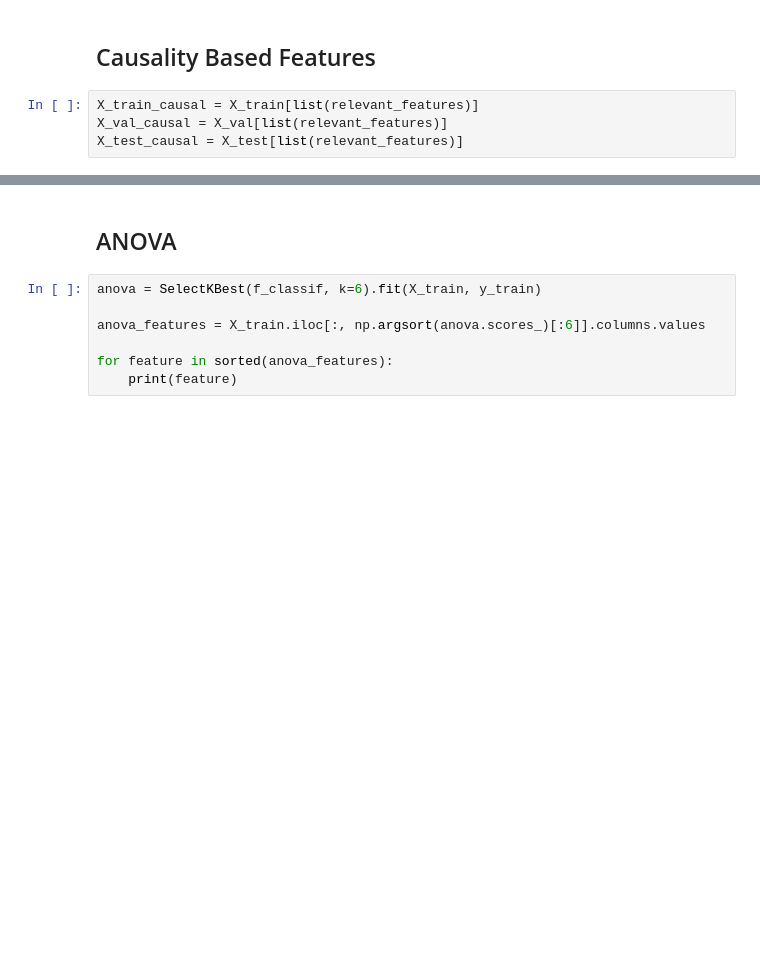
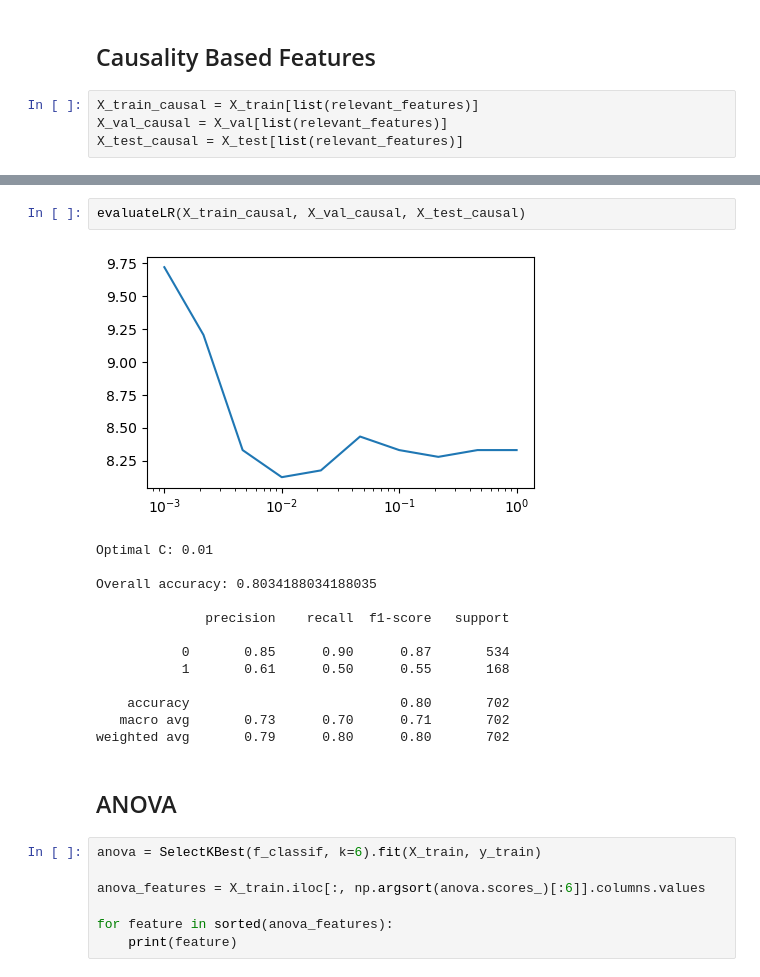
Before and after one commit to prat-man/CSE-572-Data-Mining, a Jupyter notebook: causality.ipynb, the cells around one changed output, grey strips where cells are left out. Cells and saved outputs as stored; diff of their text form; blank space fills up the shorter version.

```diff
--- a/causality.ipynb
+++ b/causality.ipynb
@@ -148,3 +251,19 @@ evaluateKNN(X_train_causal, X_val_causal, X_test_causal)
+# %%
+evaluateLR(X_train_causal, X_val_causal, X_test_causal)
+# %% [output]
+[figure, added]
+Optimal C: 0.01
+
+Overall accuracy: 0.8034188034188035
+
+              precision    recall  f1-score   support
+
+           0       0.85      0.90      0.87       534
+           1       0.61      0.50      0.55       168
+
+    accuracy                           0.80       702
+   macro avg       0.73      0.70      0.71       702
+weighted avg       0.79      0.80      0.80       702
 # %% [markdown]
 ## ANOVA
 # %%
```
Also changed, not shown: parts of 17 cells of this notebook.
